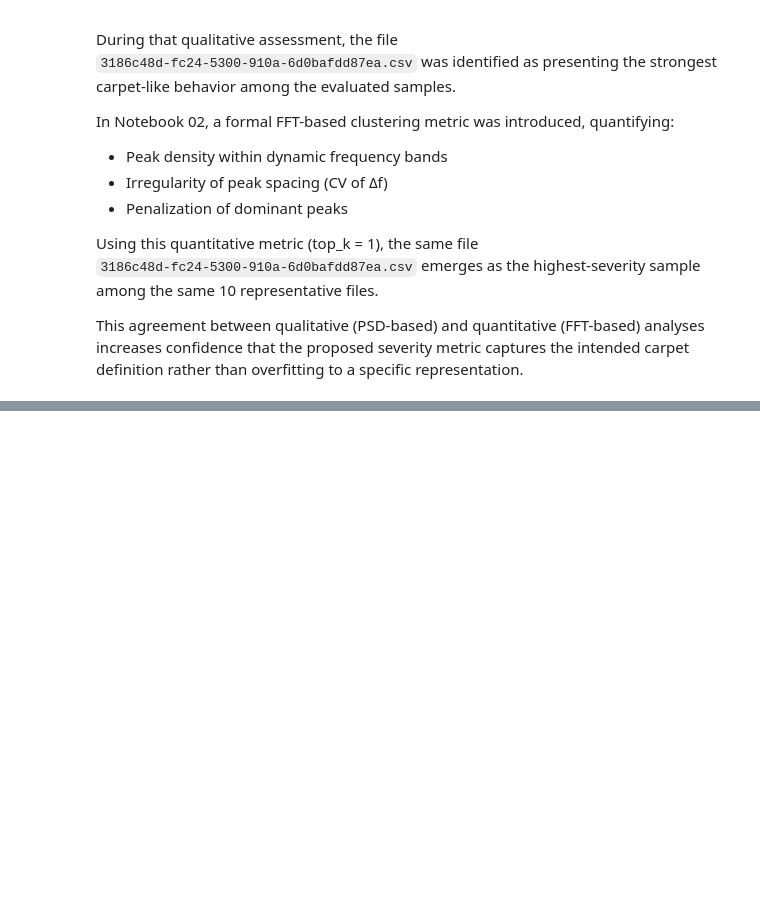
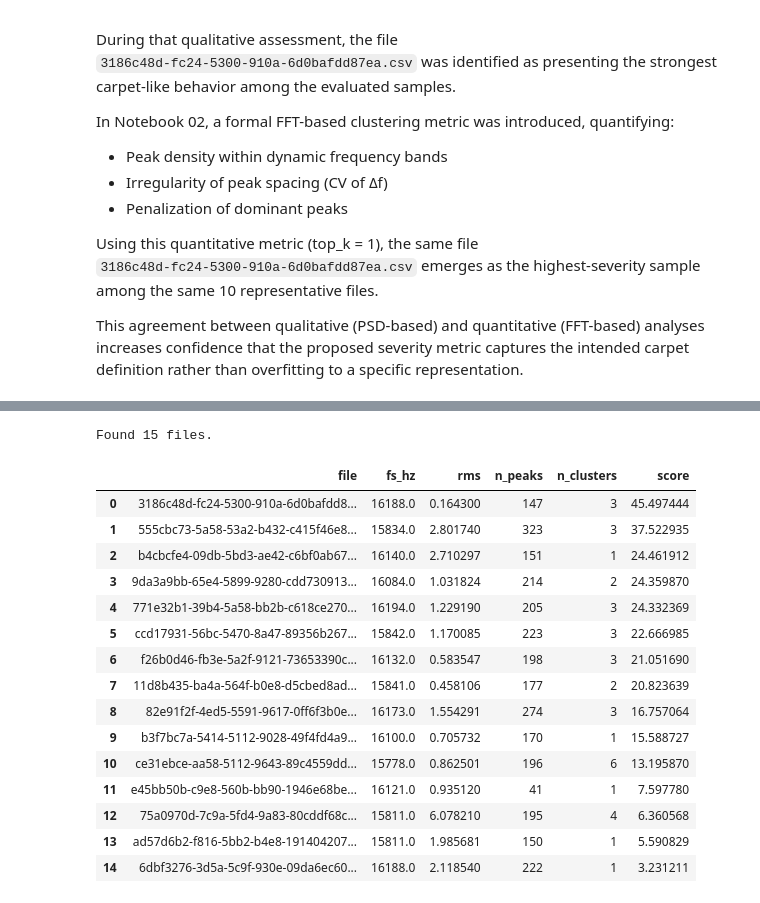
Before and after one commit to marioandrededeus/vibration-condition-monitoring, a Jupyter notebook: notebooks/02_part1_fft_carpet_metric.ipynb, the cells around one changed output, grey strips where cells are left out. Saved outputs shown, nothing was run; the diff lists cells and outputs as text; code cells hidden in the pictures; blank space fills up the shorter version.

```diff
--- a/notebooks/02_part1_fft_carpet_metric.ipynb
+++ b/notebooks/02_part1_fft_carpet_metric.ipynb
@@ -674,0 +719,49 @@ to a specific representation.
+# %%
+all_paths = sorted(Path("../data/part_1").glob("*.csv"))
+print(f"Found {len(all_paths)} files.")
+
+results = []
+details = {}
+
+for p in all_paths:
+    r = score_file_carpet(
+        p,
+        k_peak=CFG["k_peak"],
+        min_distance_hz=CFG["min_distance_hz"],
+        gap_max_hz=CFG["gap_max_hz"],
+        min_peaks_cluster=CFG["min_peaks_cluster"],
+        top_k_clusters=CFG["top_k_clusters"],
+        fmin_hz=CFG["fmin_hz"],
+    )
+
+    results.append({
+        "file": r["file"],
+        "fs_hz": r["fs_hz"],
+        "rms": r["rms"],
+        "n_peaks": r["n_peaks"],
+        "n_clusters": r["n_clusters"],
+        "score": r["score"],
+    })
+
+    details[r["file"]] = r
+
+rank15_df = pd.DataFrame(results).sort_values("score", ascending=False).reset_index(drop=True)
+rank15_df
+# %% [output]
+Found 15 files.
+|  | file | fs_hz | rms | n_peaks | n_clusters | score |
+| 0 | 3186c48d-fc24-5300-910a-6d0bafdd8... | 16188.0 | 0.164300 | 147 | 3 | 45.497444 |
+| 1 | 555cbc73-5a58-53a2-b432-c415f46e8... | 15834.0 | 2.801740 | 323 | 3 | 37.522935 |
+| 2 | b4cbcfe4-09db-5bd3-ae42-c6bf0ab67... | 16140.0 | 2.710297 | 151 | 1 | 24.461912 |
+| 3 | 9da3a9bb-65e4-5899-9280-cdd730913... | 16084.0 | 1.031824 | 214 | 2 | 24.359870 |
+| 4 | 771e32b1-39b4-5a58-bb2b-c618ce270... | 16194.0 | 1.229190 | 205 | 3 | 24.332369 |
+| 5 | ccd17931-56bc-5470-8a47-89356b267... | 15842.0 | 1.170085 | 223 | 3 | 22.666985 |
+| 6 | f26b0d46-fb3e-5a2f-9121-73653390c... | 16132.0 | 0.583547 | 198 | 3 | 21.051690 |
+| 7 | 11d8b435-ba4a-564f-b0e8-d5cbed8ad... | 15841.0 | 0.458106 | 177 | 2 | 20.823639 |
+| 8 | 82e91f2f-4ed5-5591-9617-0ff6f3b0e... | 16173.0 | 1.554291 | 274 | 3 | 16.757064 |
+| 9 | b3f7bc7a-5414-5112-9028-49f4fd4a9... | 16100.0 | 0.705732 | 170 | 1 | 15.588727 |
+| 10 | ce31ebce-aa58-5112-9643-89c4559dd... | 15778.0 | 0.862501 | 196 | 6 | 13.195870 |
+| 11 | e45bb50b-c9e8-560b-bb90-1946e68be... | 16121.0 | 0.935120 | 41 | 1 | 7.597780 |
+| 12 | 75a0970d-7c9a-5fd4-9a83-80cddf68c... | 15811.0 | 6.078210 | 195 | 4 | 6.360568 |
+| 13 | ad57d6b2-f816-5bb2-b4e8-191404207... | 15811.0 | 1.985681 | 150 | 1 | 5.590829 |
+| 14 | 6dbf3276-3d5a-5c9f-930e-09da6ec60... | 16188.0 | 2.118540 | 222 | 1 | 3.231211 |
```
Also changed, not shown: parts of 10 cells of this notebook.
